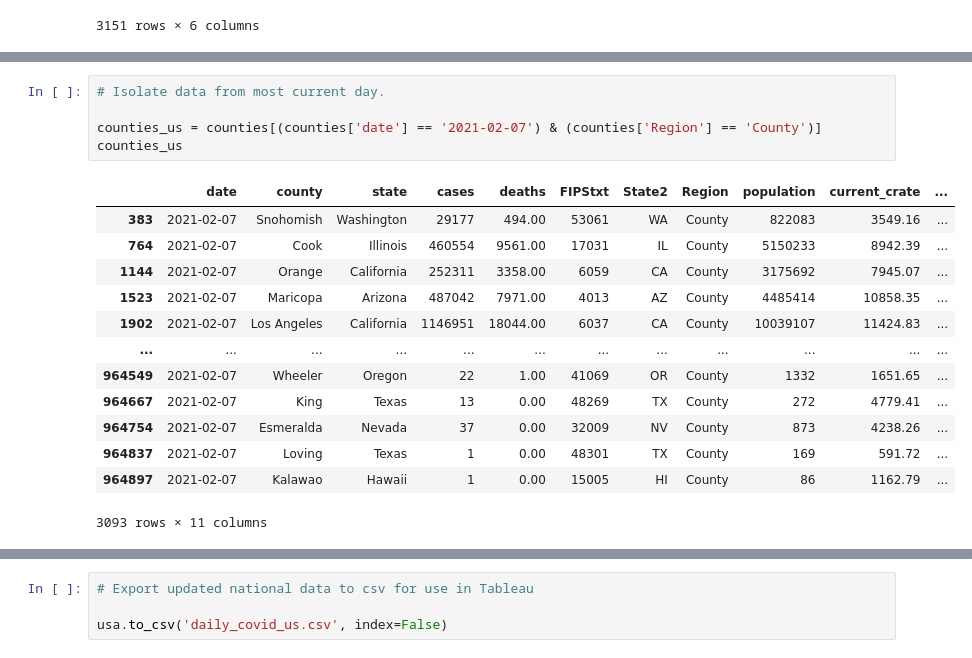
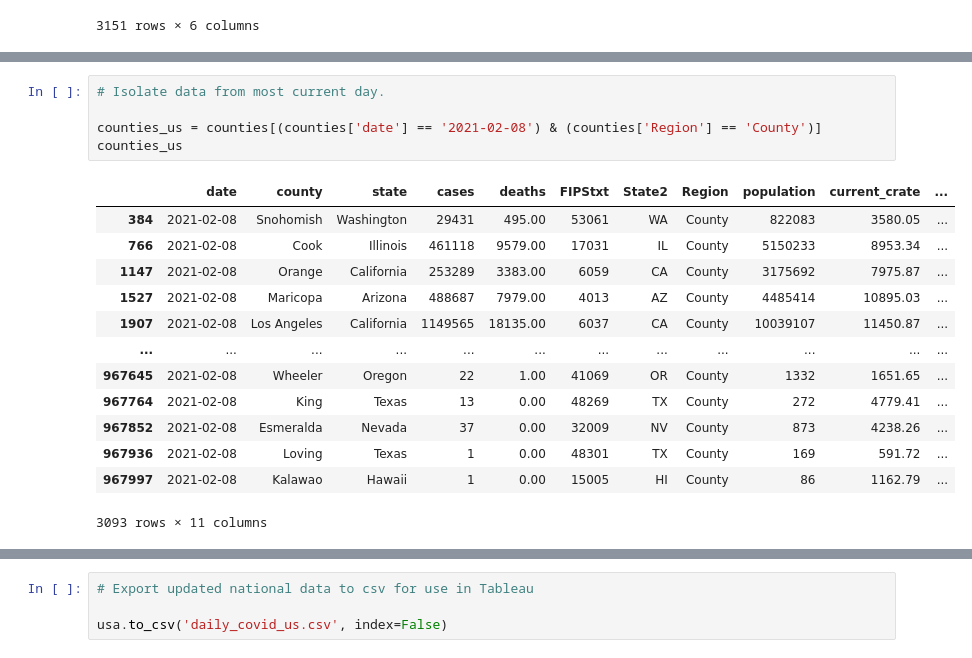
Before and after one commit to menlodoug/covid_crunching, a Jupyter notebook: pandas/COVID_USA.ipynb, the cells around one changed output, grey strips where cells are left out. Cells and saved outputs as stored; diff of their text form.

```diff
--- a/pandas/COVID_USA.ipynb
+++ b/pandas/COVID_USA.ipynb
@@ -94,21 +94,21 @@ counties
 # %%
 # Isolate data from most current day.
 
-counties_us = counties[(counties['date'] == '2021-02-07') & (counties['Region'] == 'County')]
+counties_us = counties[(counties['date'] == '2021-02-08') & (counties['Region'] == 'County')]
 counties_us
 # %% [output]
 |  | date | county | state | cases | deaths | FIPStxt | State2 | Region | population | current_crate | ... |
-| 383 | 2021-02-07 | Snohomish | Washington | 29177 | 494.00 | 53061 | WA | County | 822083 | 3549.16 | ... |
-| 764 | 2021-02-07 | Cook | Illinois | 460554 | 9561.00 | 17031 | IL | County | 5150233 | 8942.39 | ... |
-| 1144 | 2021-02-07 | Orange | California | 252311 | 3358.00 | 6059 | CA | County | 3175692 | 7945.07 | ... |
-| 1523 | 2021-02-07 | Maricopa | Arizona | 487042 | 7971.00 | 4013 | AZ | County | 4485414 | 10858.35 | ... |
-| 1902 | 2021-02-07 | Los Angeles | California | 1146951 | 18044.00 | 6037 | CA | County | 10039107 | 11424.83 | ... |
+| 384 | 2021-02-08 | Snohomish | Washington | 29431 | 495.00 | 53061 | WA | County | 822083 | 3580.05 | ... |
+| 766 | 2021-02-08 | Cook | Illinois | 461118 | 9579.00 | 17031 | IL | County | 5150233 | 8953.34 | ... |
+| 1147 | 2021-02-08 | Orange | California | 253289 | 3383.00 | 6059 | CA | County | 3175692 | 7975.87 | ... |
+| 1527 | 2021-02-08 | Maricopa | Arizona | 488687 | 7979.00 | 4013 | AZ | County | 4485414 | 10895.03 | ... |
+| 1907 | 2021-02-08 | Los Angeles | California | 1149565 | 18135.00 | 6037 | CA | County | 10039107 | 11450.87 | ... |
 | ... | ... | ... | ... | ... | ... | ... | ... | ... | ... | ... | ... |
-| 964549 | 2021-02-07 | Wheeler | Oregon | 22 | 1.00 | 41069 | OR | County | 1332 | 1651.65 | ... |
-| 964667 | 2021-02-07 | King | Texas | 13 | 0.00 | 48269 | TX | County | 272 | 4779.41 | ... |
-| 964754 | 2021-02-07 | Esmeralda | Nevada | 37 | 0.00 | 32009 | NV | County | 873 | 4238.26 | ... |
-| 964837 | 2021-02-07 | Loving | Texas | 1 | 0.00 | 48301 | TX | County | 169 | 591.72 | ... |
-| 964897 | 2021-02-07 | Kalawao | Hawaii | 1 | 0.00 | 15005 | HI | County | 86 | 1162.79 | ... |
+| 967645 | 2021-02-08 | Wheeler | Oregon | 22 | 1.00 | 41069 | OR | County | 1332 | 1651.65 | ... |
+| 967764 | 2021-02-08 | King | Texas | 13 | 0.00 | 48269 | TX | County | 272 | 4779.41 | ... |
+| 967852 | 2021-02-08 | Esmeralda | Nevada | 37 | 0.00 | 32009 | NV | County | 873 | 4238.26 | ... |
+| 967936 | 2021-02-08 | Loving | Texas | 1 | 0.00 | 48301 | TX | County | 169 | 591.72 | ... |
+| 967997 | 2021-02-08 | Kalawao | Hawaii | 1 | 0.00 | 15005 | HI | County | 86 | 1162.79 | ... |
 3093 rows × 11 columns
 # %%
 # Create up to date rates so rankings can be performed using the latest data.
```
Also changed, not shown: parts of 14 cells of this notebook, 6 other files.
